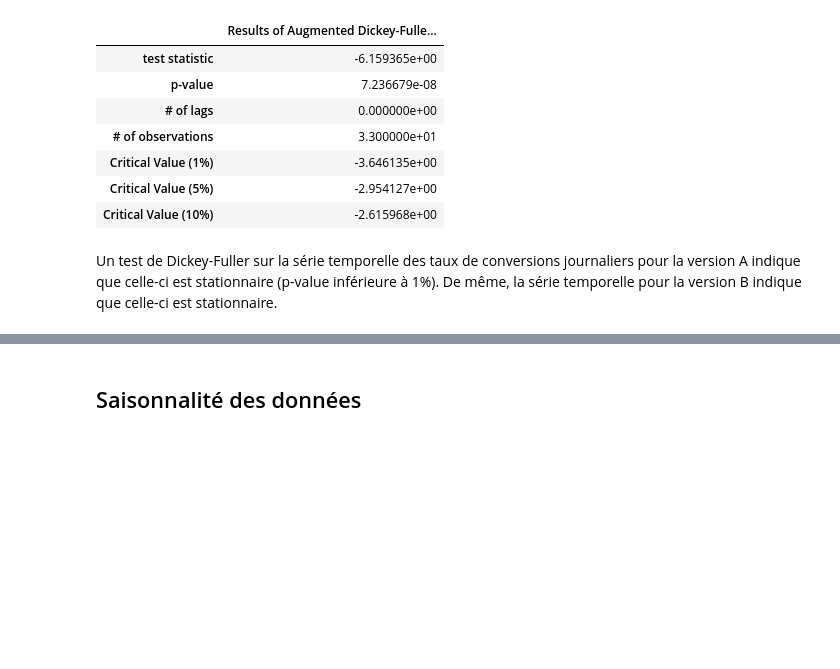
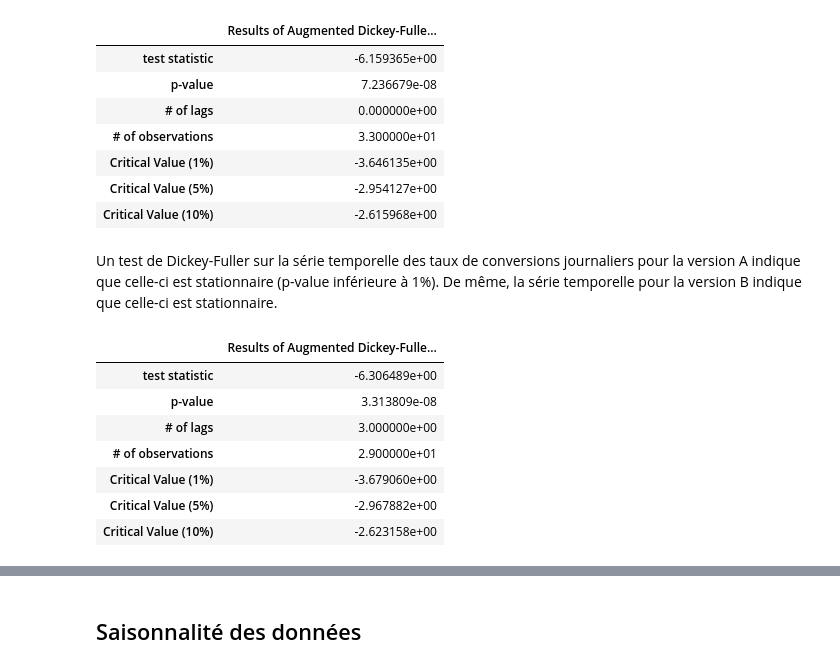
Before and after one commit to mariondechallens/1000mercis, a Jupyter notebook: Analyses/annonceur2_campaign1_page_visite_produit.ipynb, the cells around one changed output, grey strips where cells are left out. Cells and saved outputs as stored; diff of their text form; code cells hidden in the pictures; blank space fills up the shorter version.

```diff
--- a/Analyses/annonceur2_campaign1_page_visite_produit.ipynb
+++ b/Analyses/annonceur2_campaign1_page_visite_produit.ipynb
@@ -92,3 +92,14 @@ adf_test(datasetB['conv_rate'])
 | Critical Value (10%) | -2.615968e+00 |
 # %% [markdown]
 Un test de Dickey-Fuller sur la série temporelle des taux de conversions journaliers pour la version A indique que celle-ci est stationnaire (p-value inférieure à 1%). De même, la série temporelle pour la version B indique que celle-ci est stationnaire.
+# %%
+adf_test(list(np.diff(datasetA['conv_rate'])))
+# %% [output]
+|  | Results of Augmented Dickey-Fulle... |
+| test statistic | -6.306489e+00 |
+| p-value | 3.313809e-08 |
+| # of lags | 3.000000e+00 |
+| # of observations | 2.900000e+01 |
+| Critical Value (1%) | -3.679060e+00 |
+| Critical Value (5%) | -2.967882e+00 |
+| Critical Value (10%) | -2.623158e+00 |
```
Also changed, not shown: parts of 2 cells of this notebook, 1 other file.
